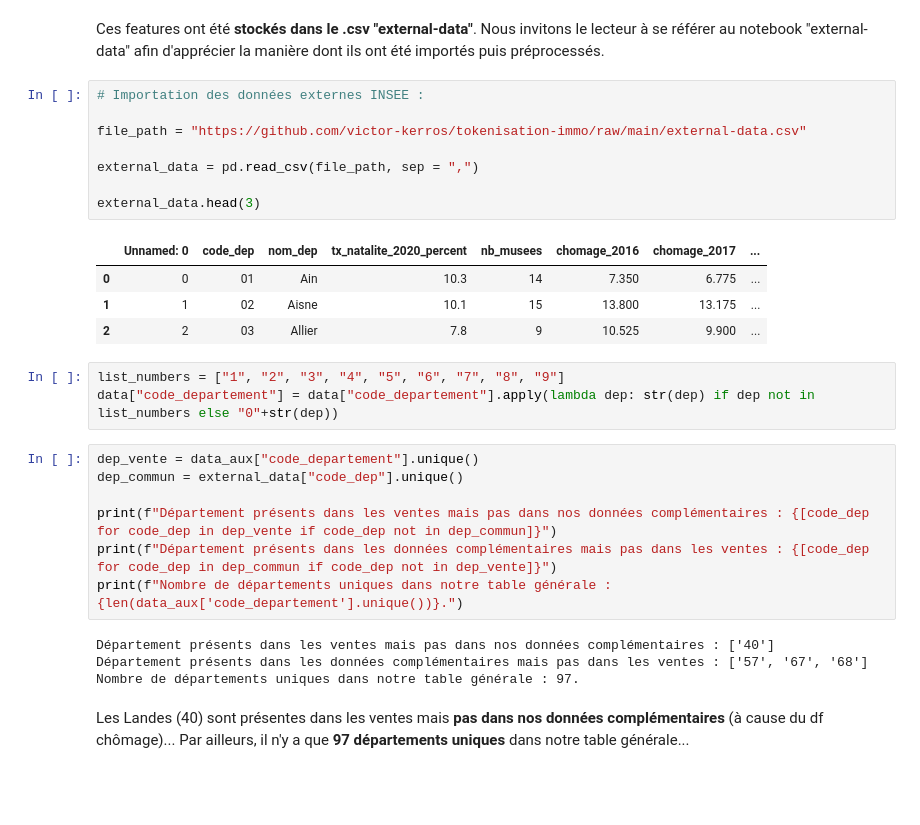
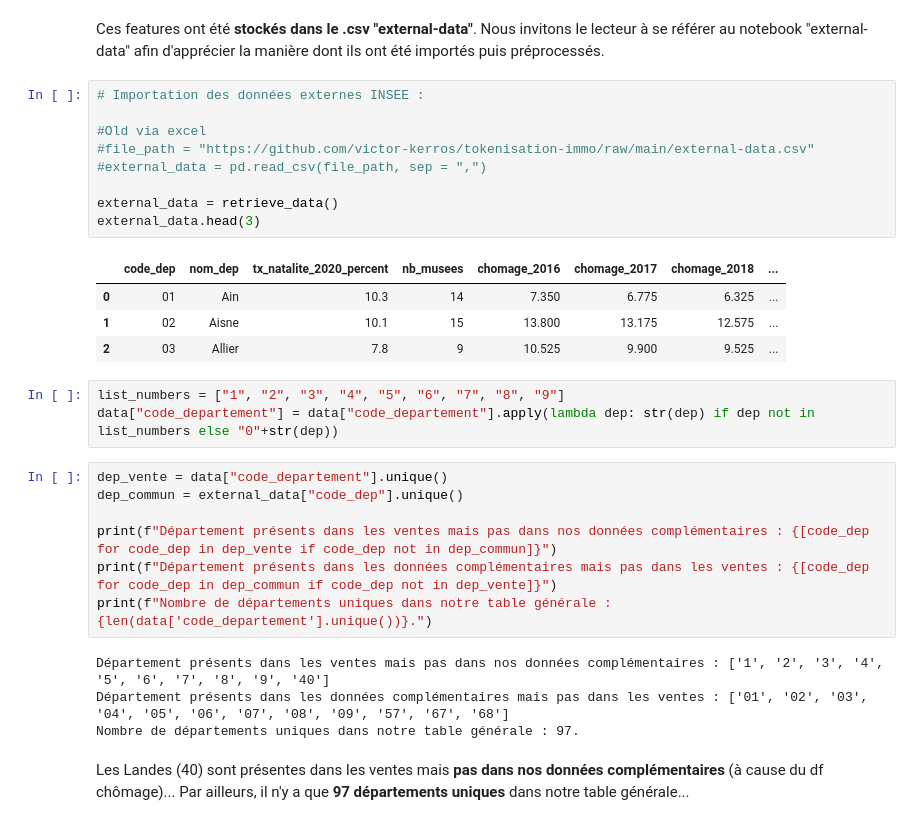
Before and after one commit to victor-kerros/tokenisation-immo, a Jupyter notebook: valo-immo.ipynb, the cells around one changed output. Saved outputs shown, nothing was run; the diff lists cells and outputs as text; blank space fills up the shorter version.

```diff
--- a/valo-immo.ipynb
+++ b/valo-immo.ipynb
@@ -369,29 +425,30 @@ Ces features ont été **stockés dans le .csv "external-data"**. Nous invitons
 # %%
 # Importation des données externes INSEE :
 
-file_path = "https://github.com/victor-kerros/tokenisation-immo/raw/main/external-data.csv"
+#Old via excel
+#file_path = "https://github.com/victor-kerros/tokenisation-immo/raw/main/external-data.csv"
+#external_data = pd.read_csv(file_path, sep = ",")
 
-external_data = pd.read_csv(file_path, sep = ",")
-
+external_data = retrieve_data()
 external_data.head(3)
 # %% [output]
-|  | Unnamed: 0 | code_dep | nom_dep | tx_natalite_2020_percent | nb_musees | chomage_2016 | chomage_2017 | ... |
-| 0 | 0 | 01 | Ain | 10.3 | 14 | 7.350 | 6.775 | ... |
-| 1 | 1 | 02 | Aisne | 10.1 | 15 | 13.800 | 13.175 | ... |
-| 2 | 2 | 03 | Allier | 7.8 | 9 | 10.525 | 9.900 | ... |
+|  | code_dep | nom_dep | tx_natalite_2020_percent | nb_musees | chomage_2016 | chomage_2017 | chomage_2018 | ... |
+| 0 | 01 | Ain | 10.3 | 14 | 7.350 | 6.775 | 6.325 | ... |
+| 1 | 02 | Aisne | 10.1 | 15 | 13.800 | 13.175 | 12.575 | ... |
+| 2 | 03 | Allier | 7.8 | 9 | 10.525 | 9.900 | 9.525 | ... |
 # %%
 list_numbers = ["1", "2", "3", "4", "5", "6", "7", "8", "9"]
 data["code_departement"] = data["code_departement"].apply(lambda dep: str(dep) if dep not in list_numbers else "0"+str(dep))
 # %%
-dep_vente = data_aux["code_departement"].unique()
+dep_vente = data["code_departement"].unique()
 dep_commun = external_data["code_dep"].unique()
 
 print(f"Département présents dans les ventes mais pas dans nos données complémentaires : {[code_dep for code_dep in dep_vente if code_dep not in dep_commun]}")
 print(f"Département présents dans les données complémentaires mais pas dans les ventes : {[code_dep for code_dep in dep_commun if code_dep not in dep_vente]}")
-print(f"Nombre de départements uniques dans notre table générale : {len(data_aux['code_departement'].unique())}.")
+print(f"Nombre de départements uniques dans notre table générale : {len(data['code_departement'].unique())}.")
 # %% [output]
-Département présents dans les ventes mais pas dans nos données complémentaires : ['40']
-Département présents dans les données complémentaires mais pas dans les ventes : ['57', '67', '68']
+Département présents dans les ventes mais pas dans nos données complémentaires : ['1', '2', '3', '4', '5', '6', '7', '8', '9', '40']
+Département présents dans les données complémentaires mais pas dans les ventes : ['01', '02', '03', '04', '05', '06', '07', '08', '09', '57', '67', '68']
 Nombre de départements uniques dans notre table générale : 97.
 # %% [markdown]
 Les Landes (40) sont présentes dans les ventes mais **pas dans nos données complémentaires** (à cause du df chômage)...
```
Also changed, not shown: parts of 40 cells of this notebook, 2 other files.
